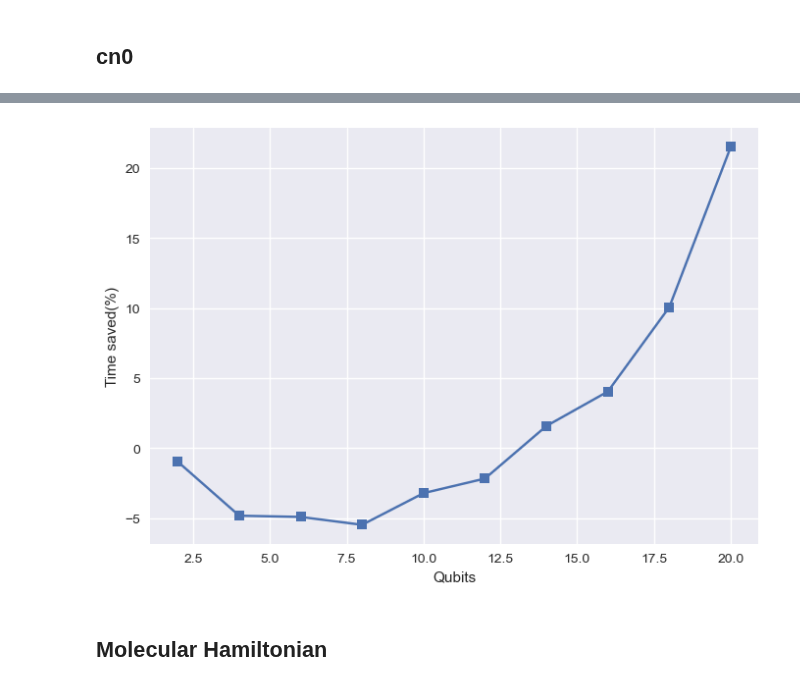
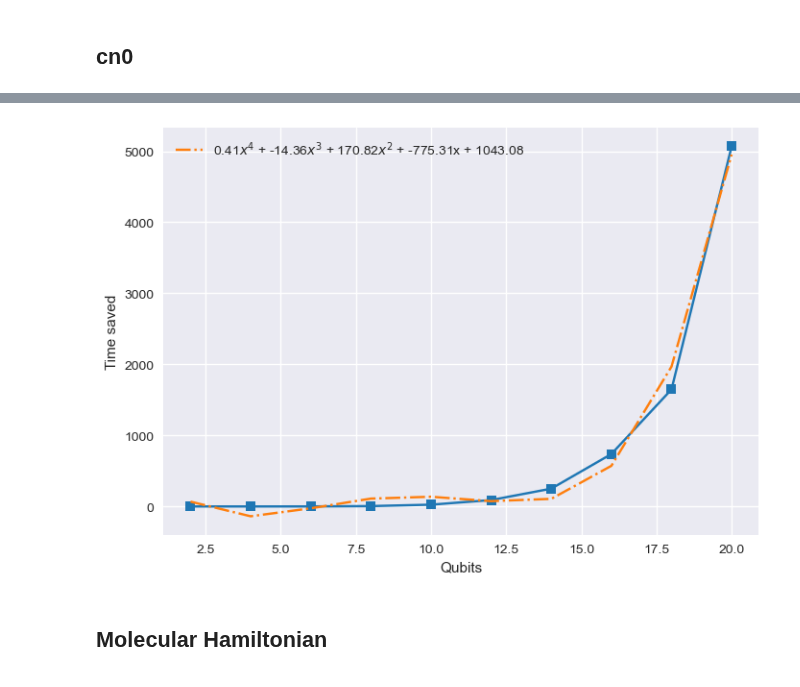
Before and after one commit to chichun-chen/Measurement_Memory, a Jupyter notebook: Numerical experments.ipynb, the cells around one changed output, grey strips where cells are left out. Saved outputs shown, nothing was run; the diff lists cells and outputs as text; code cells hidden in the pictures.

```diff
--- a/Numerical experments.ipynb
+++ b/Numerical experments.ipynb
@@ -137,15 +92,30 @@ plt.show()
-# %%
-S = []
-for i in range(10):
-    S.append(100*(yn[i] - ym[i])/yn[i])
-
-with sns.axes_style("darkgrid"):
-    plt.plot(Ni, S, marker='s')
-    #plt.title("Time saved(%)")
-    plt.ylabel("Time saved(%)")
-    plt.xlabel("Qubits")
-    plt.show()
-# %% [output]
-[figure, removed]
+# %%
+S = []
+for i in range(10):
+    S.append((yn[i] - ym[i]))
+
+
+#def func(x, a, b, c):
+#    return a*np.exp(b*x) + c
+def func(x, a, b, c, d ,e):
+    return a*x*x*x*x + b*x*x*x + c*x*x + d*x + e
+
+popt, pcov = scipy.optimize.curve_fit(func, Ni, S)
+r_popt = np.round(popt,2)
+
+
+with sns.axes_style("darkgrid"):
+    plt.plot(Ni, S, marker='s', c='tab:blue')
+    plt.plot(Ni, func(Ni, *popt), linestyle='dashdot', c='tab:orange',
+             label='{}$x^4$ + {}$x^3$ + {}$x^2$ + {}x + {}'.format(r_popt[0], r_popt[1],
+                                                                   r_popt[2], r_popt[3],r_popt[4]))
+    #plt.title("Time saved(%)")
+    plt.ylabel("Time saved")
+    plt.xlabel("Qubits")
+    plt.legend()
+    plt.show()
+#fig.savefig(os.path.join("Figures", "ISING_DIFF.eps"))
+# %% [output]
+[figure, added]
 # %% [markdown]
 ## Molecular Hamiltonian
```
Also changed, not shown: parts of 20 cells of this notebook, 52 other files.
